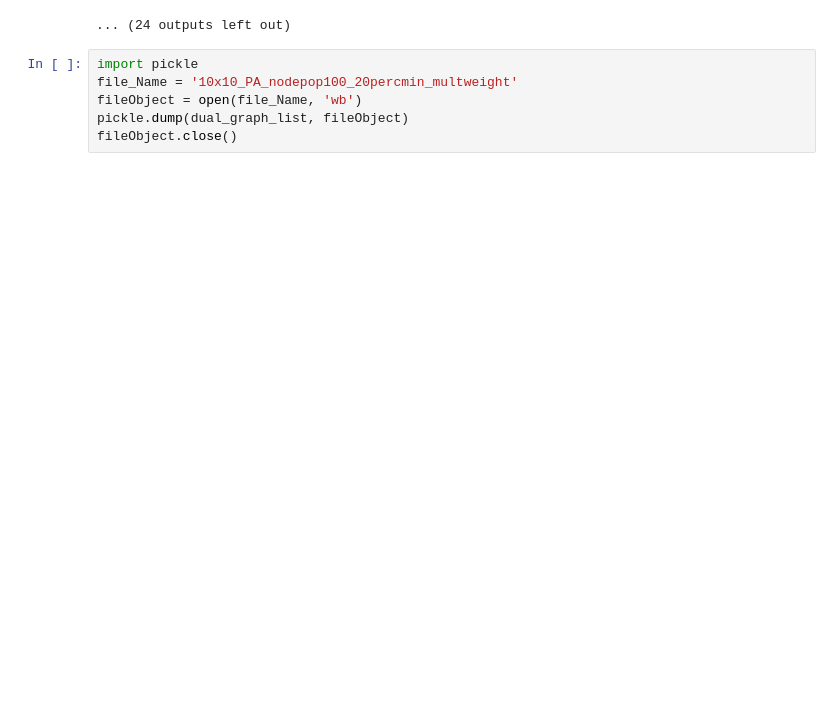
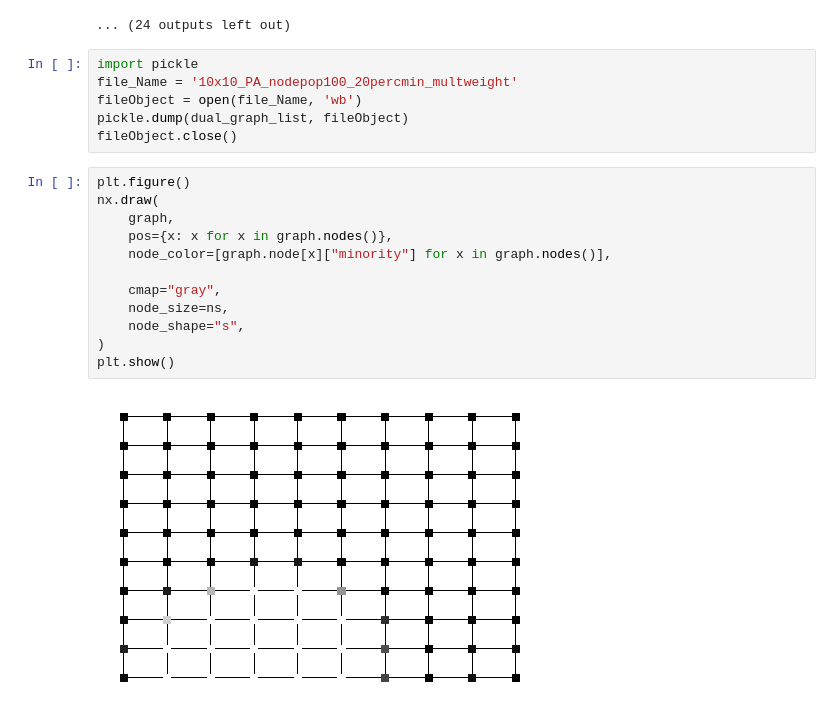
Before and after one commit to vrdi/Week6Capy, a Jupyter notebook: grid_minority_distributions_pop100pernode.ipynb, the cells around one changed output. Cells and saved outputs as stored; diff of their text form; blank space fills up the shorter version.

```diff
--- a/grid_minority_distributions_pop100pernode.ipynb
+++ b/grid_minority_distributions_pop100pernode.ipynb
@@ -114,3 +116,17 @@ file_Name = '10x10_PA_nodepop100_20percmin_multweight'
 fileObject = open(file_Name, 'wb')
 pickle.dump(dual_graph_list, fileObject)
 fileObject.close()
+# %%
+plt.figure()
+nx.draw(
+    graph,
+    pos={x: x for x in graph.nodes()},
+    node_color=[graph.node[x]["minority"] for x in graph.nodes()],
+
+    cmap="gray",
+    node_size=ns,
+    node_shape="s",
+)
+plt.show()
+# %% [output]
+[figure, added]
```
Also changed, not shown: parts of 1 cell of this notebook.
